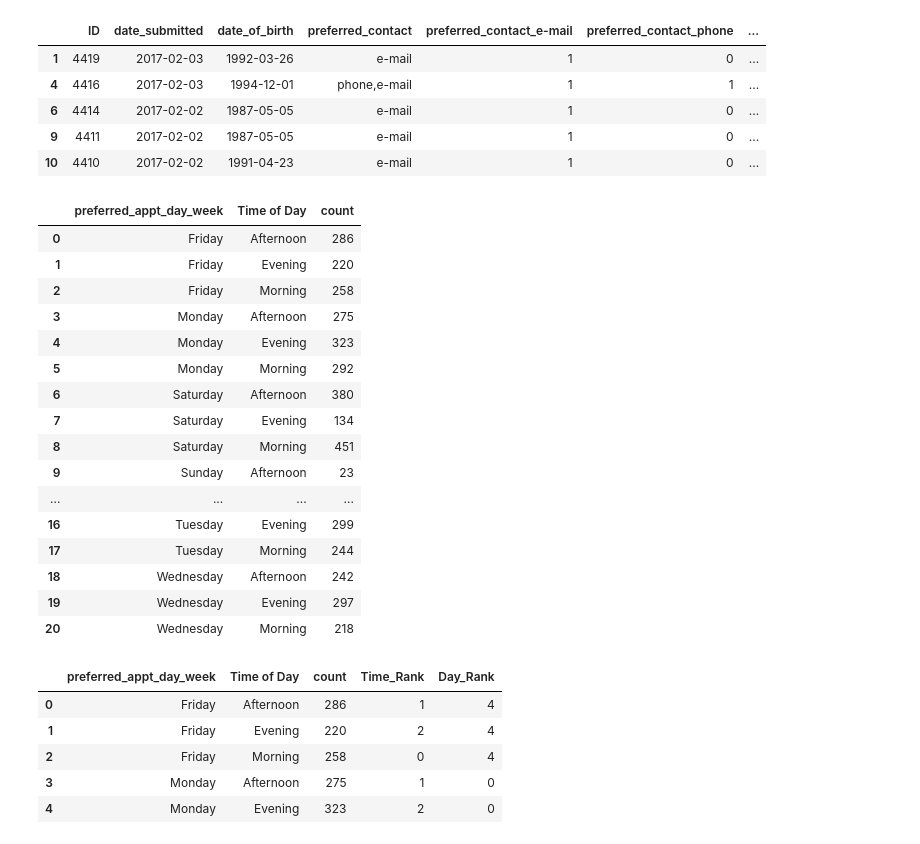
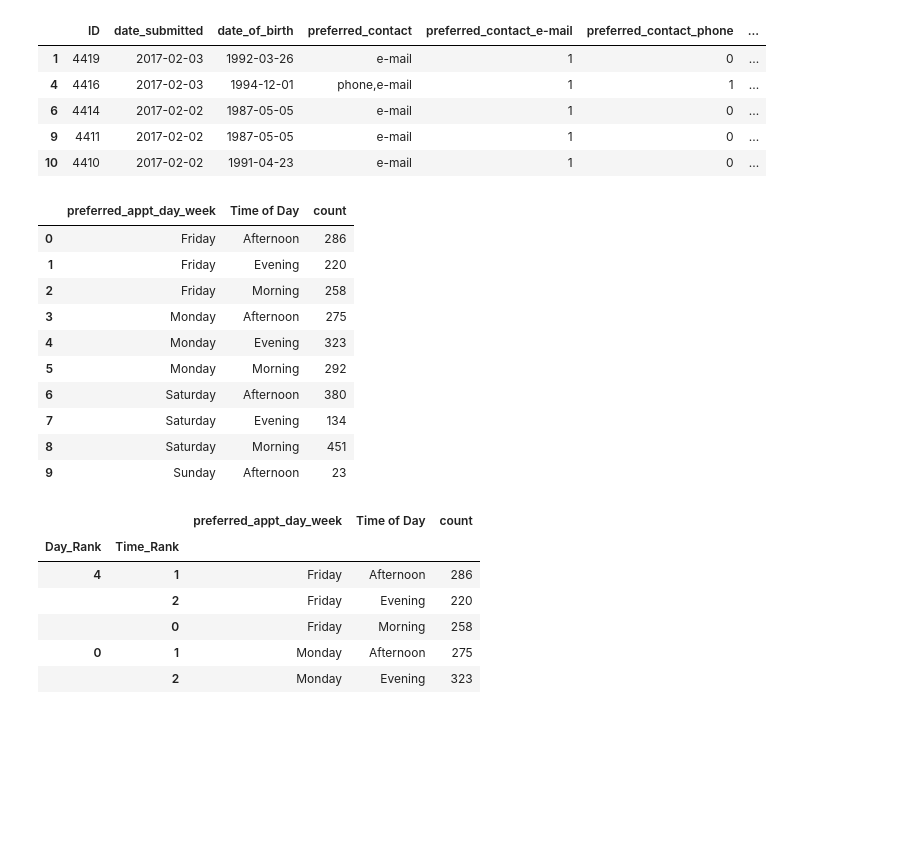
Before and after one commit to kevmct90/womens-health-project, a Jupyter notebook: notebooks/Week by Week Plot.ipynb, the cells around one changed output. Drawn from its saved outputs; the diff is of its cells as text; code cells hidden in the pictures; blank space fills up the shorter version.

```diff
--- a/notebooks/Week by Week Plot.ipynb
+++ b/notebooks/Week by Week Plot.ipynb
@@ -150,9 +150,9 @@ df5.head()
 | 9 | 4411 | 2017-02-02 | 1987-05-05 | e-mail | 1 | 0 | ... |
 | 10 | 4410 | 2017-02-02 | 1991-04-23 | e-mail | 1 | 0 | ... |
 # %%
-df6 = pd.DataFrame({'count' : df5.groupby(['preferred_appt_day_week', 'Time of Day'] ).size()}).reset_index()
+df5 = pd.DataFrame({'count' : df5.groupby(['preferred_appt_day_week', 'Time of Day'] ).size()}).reset_index()
 
-df6.head(100)
+df5.head(10)
 # %% [output]
 |  | preferred_appt_day_week | Time of Day | count |
 | 0 | Friday | Afternoon | 286 |
@@ -165,32 +165,27 @@ df6.head(100)
 | 7 | Saturday | Evening | 134 |
 | 8 | Saturday | Morning | 451 |
 | 9 | Sunday | Afternoon | 23 |
-| ... | ... | ... | ... |
-| 16 | Tuesday | Evening | 299 |
-| 17 | Tuesday | Morning | 244 |
-| 18 | Wednesday | Afternoon | 242 |
-| 19 | Wednesday | Evening | 297 |
-| 20 | Wednesday | Morning | 218 |
 # %%
-df7 = df6
-
 sorter = ['Morning', 'Afternoon','Evening']
 sorterIndex = dict(zip(sorter,range(len(sorter))))
 
 sorter2 = ['Monday', 'Tuesday', 'Wednesday', 'Thursday', 'Friday', 'Saturday', 'Sunday']
 sorterIndex2 = dict(zip(sorter2,range(len(sorter2))))
 
-df7['Time_Rank'] = df6['Time of Day'].map(sorterIndex)
-df7['Day_Rank'] = df7['preferred_appt_day_week'].map(sorterIndex2)
+df5['Time_Rank'] = df5['Time of Day'].map(sorterIndex)
+df5['Day_Rank'] = df5['preferred_appt_day_week'].map(sorterIndex2)
 
-df7.head()
+df5 = df5.set_index(['Day_Rank', 'Time_Rank'])
+#df5['Time of Day2'] = df5[df5.columns['Time_Rank', 'Time of Day'].apply(lambda x: '-'.join(x.dropna().astype(int).astype(str)),axis=1)
+df5.head()
 # %% [output]
-|  | preferred_appt_day_week | Time of Day | count | Time_Rank | Day_Rank |
-| 0 | Friday | Afternoon | 286 | 1 | 4 |
-| 1 | Friday | Evening | 220 | 2 | 4 |
-| 2 | Friday | Morning | 258 | 0 | 4 |
-| 3 | Monday | Afternoon | 275 | 1 | 0 |
-| 4 | Monday | Evening | 323 | 2 | 0 |
+|  |  | preferred_appt_day_week | Time of Day | count |
+| Day_Rank | Time_Rank |  |  |  |
+| 4 | 1 | Friday | Afternoon | 286 |
+|  | 2 | Friday | Evening | 220 |
+|  | 0 | Friday | Morning | 258 |
+| 0 | 1 | Monday | Afternoon | 275 |
+|  | 2 | Monday | Evening | 323 |
 # %%
 df8 = df7.sort_values(['Day_Rank', 'Time_Rank'], ascending = [True, True])
 df9 = df8.reset_index(drop=True)
```
Also changed, not shown: parts of 5 cells of this notebook.
